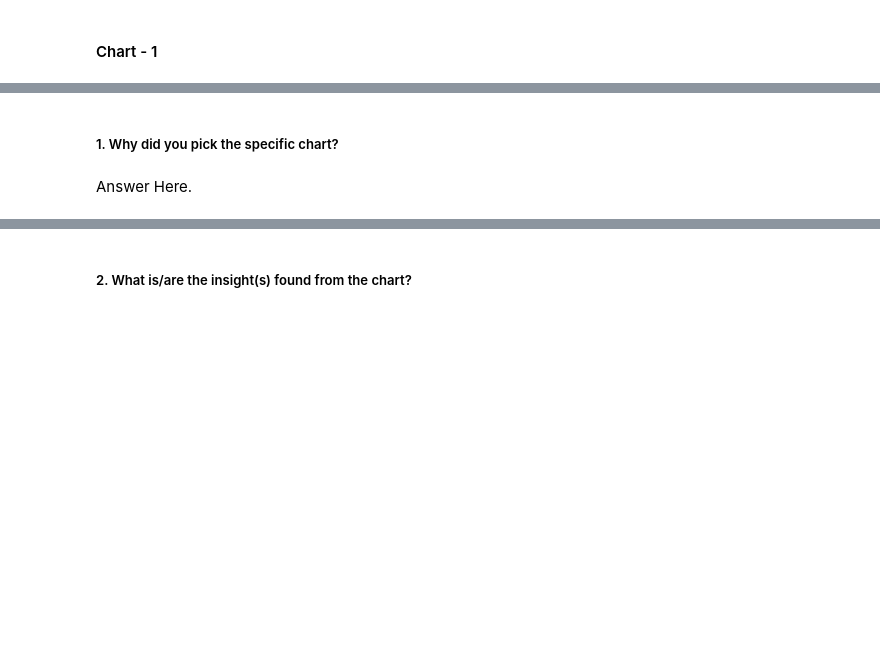
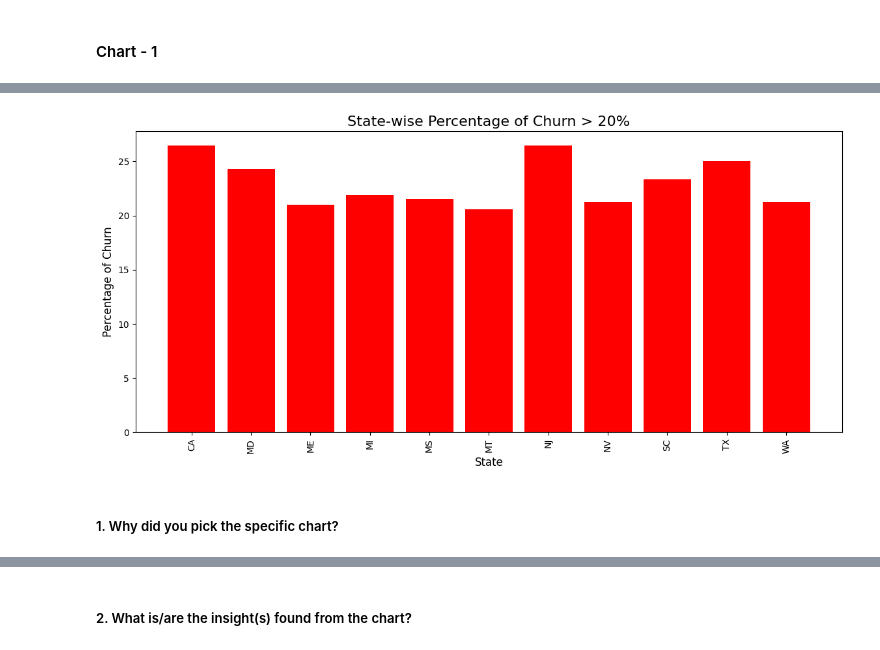
Before and after one commit to debobratopaul/CAPSTONE_PROJECT_TELECOM_CHURN_ANALYSIS, a Jupyter notebook: CAPSTONE_PROJECT_TELECOM_CHURN_ANALYSIS.ipynb, the cells around one changed output, grey strips where cells are left out. Cells and saved outputs as stored; diff of their text form; code cells hidden in the pictures; blank space fills up the shorter version.

```diff
--- a/CAPSTONE_PROJECT_TELECOM_CHURN_ANALYSIS.ipynb
+++ b/CAPSTONE_PROJECT_TELECOM_CHURN_ANALYSIS.ipynb
@@ -301,0 +316,8 @@ Answer Here.
+# %%
+#Analyzing State Column
+df['State'].nunique()
+print(df['State'].nunique())
+#calculate State vs Churn percentage
+State_data = pd.crosstab(df["State"],df["Churn"])
+State_data['Percentage_Churn %'] = State_data.apply(lambda x : x[1]*100/(x[0]+x[1]),axis = 1)
+print(State_data)
@@ -301,0 +342,6 @@ Answer Here.
+# %%
+#printing the states having churn %>20%
+high_churn_states = State_data[State_data['Percentage_Churn %'] > 20]
+
+# Printing the filtered dataframe
+print(high_churn_states)
@@ -302,4 +362,13 @@ Answer Here.
+# %%
+#plotting the bar graph for state wise percentage of Churn greater than 20%
+plt.figure(figsize=(14,6))
+plt.bar(high_churn_states.index, high_churn_states['Percentage_Churn %'], color='red')
+plt.title('State-wise Percentage of Churn > 20%', fontsize=16)
+plt.xlabel('State', fontsize=12)
+plt.ylabel('Percentage of Churn', fontsize=12)
+plt.xticks(rotation=90)
+plt.show()
+# %% [output]
+[figure, added]
 # %% [markdown]
 ##### 1. Why did you pick the specific chart?
-# %% [markdown]
-Answer Here.
```
Also changed, not shown: parts of 12 cells of this notebook.
